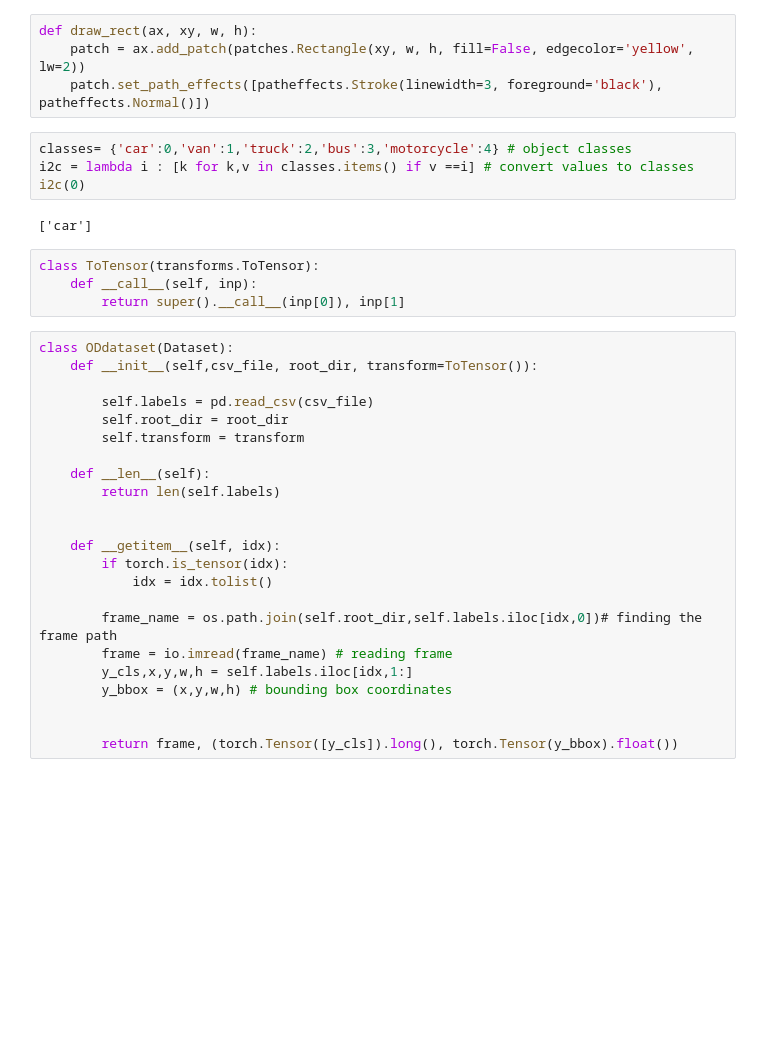
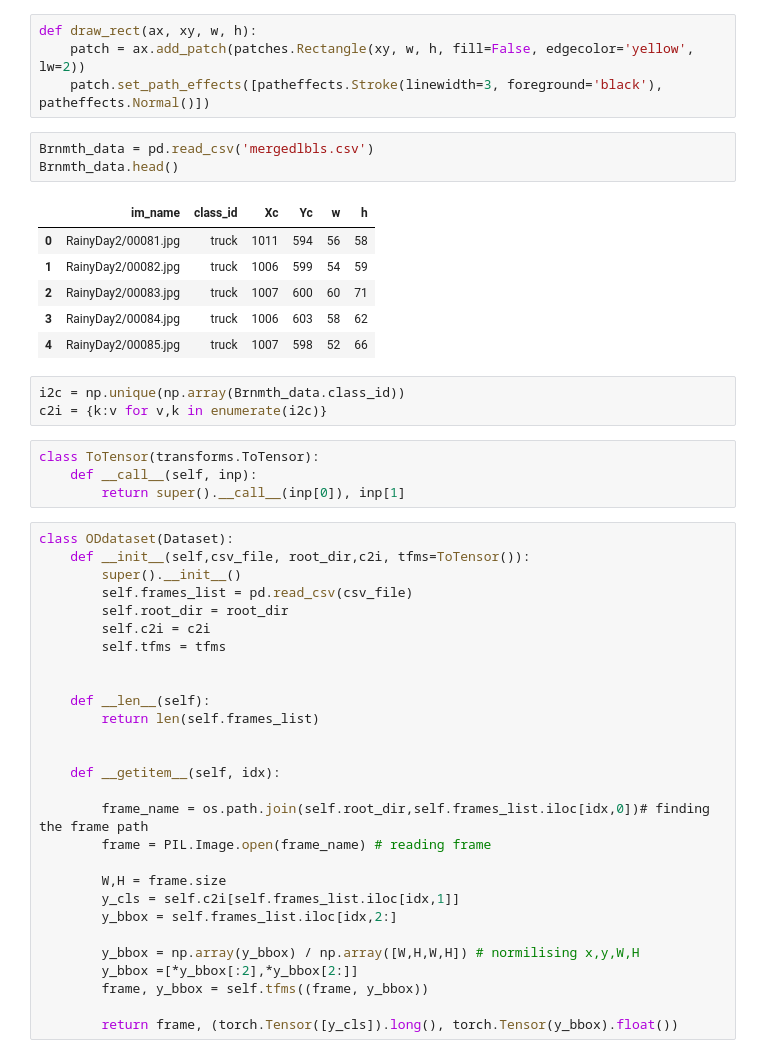
Before and after one commit to ehsantaati/ObjectDetection_Compare_BU, a Jupyter notebook: Comparing_Objects.ipynb, the cells around one changed output. Drawn from its saved outputs; the diff is of its cells as text; blank space fills up the shorter version.

```diff
--- a/Comparing_Objects.ipynb
+++ b/Comparing_Objects.ipynb
@@ -23,37 +26,49 @@ def show_img(im, ax=None, figsize=(8,8), title=None):
 def draw_rect(ax, xy, w, h):
     patch = ax.add_patch(patches.Rectangle(xy, w, h, fill=False, edgecolor='yellow', lw=2))
     patch.set_path_effects([patheffects.Stroke(linewidth=3, foreground='black'), patheffects.Normal()])
-# %%
-classes= {'car':0,'van':1,'truck':2,'bus':3,'motorcycle':4} # object classes
-i2c = lambda i : [k for k,v in classes.items() if v ==i] # convert values to classes
-i2c(0)
-# %% [output]
-['car']
+# %%
+Brnmth_data = pd.read_csv('mergedlbls.csv')
+Brnmth_data.head()
+# %% [output]
+|  | im_name | class_id | Xc | Yc | w | h |
+| 0 | RainyDay2/00081.jpg | truck | 1011 | 594 | 56 | 58 |
+| 1 | RainyDay2/00082.jpg | truck | 1006 | 599 | 54 | 59 |
+| 2 | RainyDay2/00083.jpg | truck | 1007 | 600 | 60 | 71 |
+| 3 | RainyDay2/00084.jpg | truck | 1006 | 603 | 58 | 62 |
+| 4 | RainyDay2/00085.jpg | truck | 1007 | 598 | 52 | 66 |
+# %%
+i2c = np.unique(np.array(Brnmth_data.class_id))
+c2i = {k:v for v,k in enumerate(i2c)}
 # %%
 class ToTensor(transforms.ToTensor):
     def __call__(self, inp):
         return super().__call__(inp[0]), inp[1]
 # %%
 class ODdataset(Dataset):
-    def __init__(self,csv_file, root_dir, transform=ToTensor()):
+    def __init__(self,csv_file, root_dir,c2i, tfms=ToTensor()):
+        super().__init__()
+        self.frames_list = pd.read_csv(csv_file)
+        self.root_dir = root_dir
+        self.c2i = c2i
+        self.tfms = tfms
 
-        self.labels = pd.read_csv(csv_file)
-        self.root_dir = root_dir
-        self.transform = transform
 
     def __len__(self):
-        return len(self.labels)
+        return len(self.frames_list)
 
 
     def __getitem__(self, idx):
-        if torch.is_tensor(idx):
-            idx = idx.tolist()
 
-        frame_name = os.path.join(self.root_dir,self.labels.iloc[idx,0])# finding the frame path
-        frame = io.imread(frame_name) # reading frame
-        y_cls,x,y,w,h = self.labels.iloc[idx,1:]
-        y_bbox = (x,y,w,h) # bounding box coordinates
+        frame_name = os.path.join(self.root_dir,self.frames_list.iloc[idx,0])# finding the frame path
+        frame = PIL.Image.open(frame_name) # reading frame
 
+        W,H = frame.size
+        y_cls = self.c2i[self.frames_list.iloc[idx,1]]
+        y_bbox = self.frames_list.iloc[idx,2:]
+
+        y_bbox = np.array(y_bbox) / np.array([W,H,W,H]) # normilising x,y,W,H
+        y_bbox =[*y_bbox[:2],*y_bbox[2:]]
+        frame, y_bbox = self.tfms((frame, y_bbox))
 
         return frame, (torch.Tensor([y_cls]).long(), torch.Tensor(y_bbox).float())
 # %%
```
Also changed, not shown: parts of 8 cells of this notebook, 2 other files.
